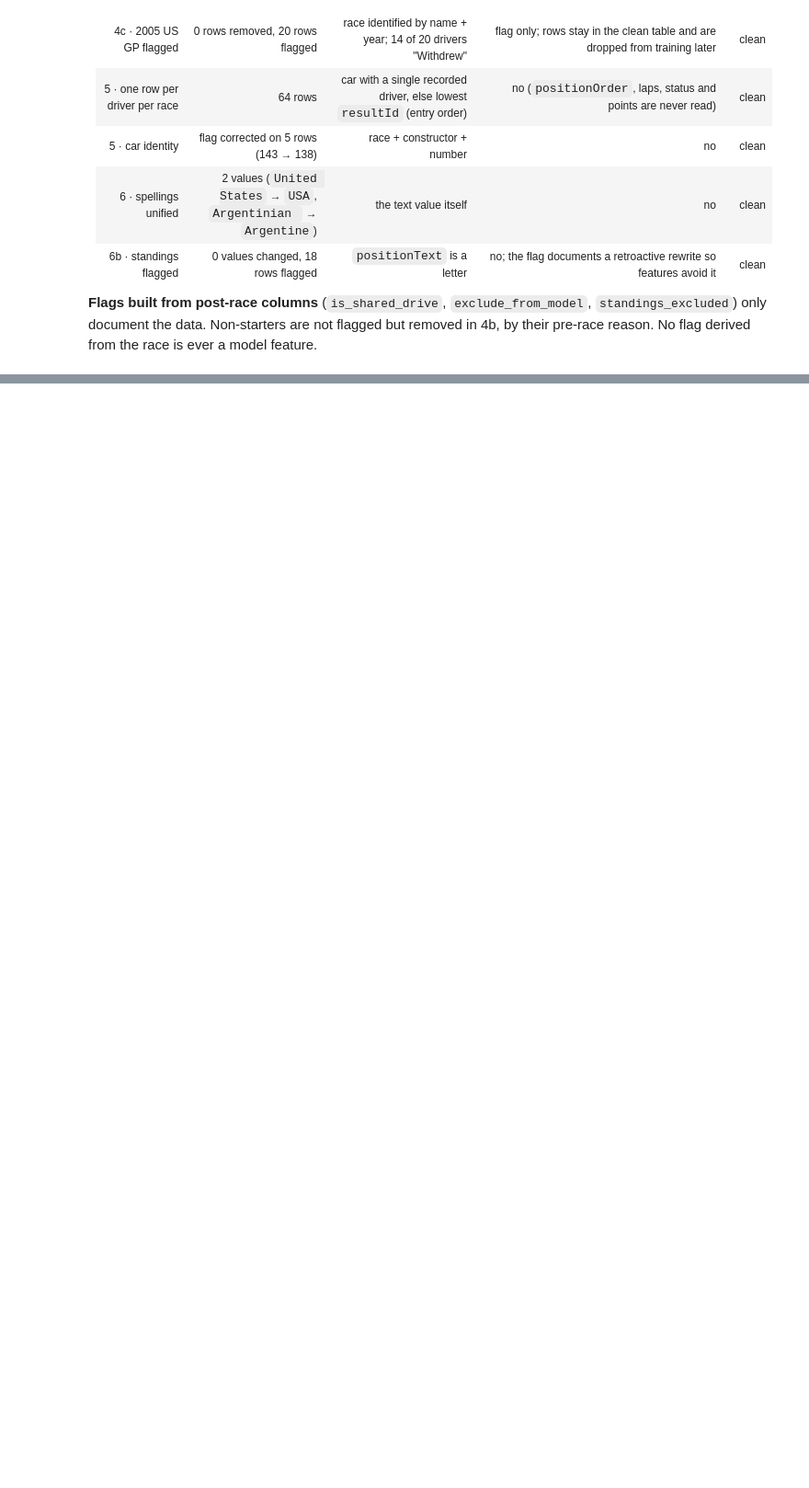
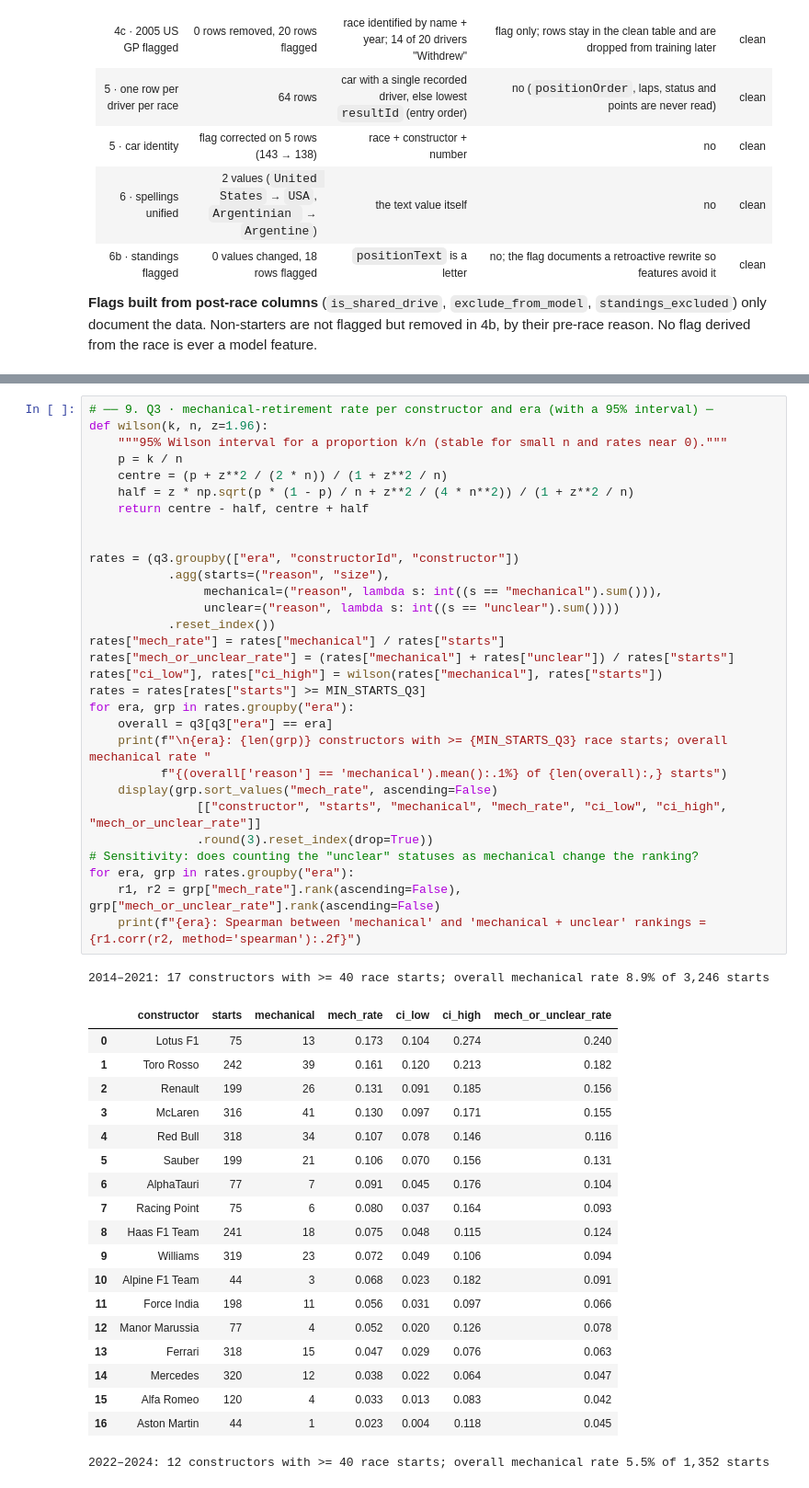
Before and after one commit to OmarOsama55/ACL_F1, a Jupyter notebook: notebooks/01_data_cleaning_audit.ipynb, the cells around one changed output, grey strips where cells are left out. Shown at 92% size. Drawn from its saved outputs; the diff is of its cells as text; blank space fills up the shorter version.

```diff
--- a/notebooks/01_data_cleaning_audit.ipynb
+++ b/notebooks/01_data_cleaning_audit.ipynb
@@ -2636,0 +3008,51 @@ Leakage in cleaning means a row being kept, dropped or changed because of the ra
+# %%
+# ── 9. Q3 · mechanical-retirement rate per constructor and era (with a 95% interval) ─
+def wilson(k, n, z=1.96):
+    """95% Wilson interval for a proportion k/n (stable for small n and rates near 0)."""
+    p = k / n
+    centre = (p + z**2 / (2 * n)) / (1 + z**2 / n)
+    half = z * np.sqrt(p * (1 - p) / n + z**2 / (4 * n**2)) / (1 + z**2 / n)
+    return centre - half, centre + half
+
+
+rates = (q3.groupby(["era", "constructorId", "constructor"])
+           .agg(starts=("reason", "size"),
+                mechanical=("reason", lambda s: int((s == "mechanical").sum())),
+                unclear=("reason", lambda s: int((s == "unclear").sum())))
+           .reset_index())
+rates["mech_rate"] = rates["mechanical"] / rates["starts"]
+rates["mech_or_unclear_rate"] = (rates["mechanical"] + rates["unclear"]) / rates["starts"]
+rates["ci_low"], rates["ci_high"] = wilson(rates["mechanical"], rates["starts"])
+rates = rates[rates["starts"] >= MIN_STARTS_Q3]
+for era, grp in rates.groupby("era"):
+    overall = q3[q3["era"] == era]
+    print(f"\n{era}: {len(grp)} constructors with >= {MIN_STARTS_Q3} race starts; overall mechanical rate "
+          f"{(overall['reason'] == 'mechanical').mean():.1%} of {len(overall):,} starts")
+    display(grp.sort_values("mech_rate", ascending=False)
+               [["constructor", "starts", "mechanical", "mech_rate", "ci_low", "ci_high", "mech_or_unclear_rate"]]
+               .round(3).reset_index(drop=True))
+# Sensitivity: does counting the "unclear" statuses as mechanical change the ranking?
+for era, grp in rates.groupby("era"):
+    r1, r2 = grp["mech_rate"].rank(ascending=False), grp["mech_or_unclear_rate"].rank(ascending=False)
+    print(f"{era}: Spearman between 'mechanical' and 'mechanical + unclear' rankings = {r1.corr(r2, method='spearman'):.2f}")
+# %% [output]
+2014–2021: 17 constructors with >= 40 race starts; overall mechanical rate 8.9% of 3,246 starts
+|  | constructor | starts | mechanical | mech_rate | ci_low | ci_high | mech_or_unclear_rate |
+| 0 | Lotus F1 | 75 | 13 | 0.173 | 0.104 | 0.274 | 0.240 |
+| 1 | Toro Rosso | 242 | 39 | 0.161 | 0.120 | 0.213 | 0.182 |
+| 2 | Renault | 199 | 26 | 0.131 | 0.091 | 0.185 | 0.156 |
+| 3 | McLaren | 316 | 41 | 0.130 | 0.097 | 0.171 | 0.155 |
+| 4 | Red Bull | 318 | 34 | 0.107 | 0.078 | 0.146 | 0.116 |
+| 5 | Sauber | 199 | 21 | 0.106 | 0.070 | 0.156 | 0.131 |
+| 6 | AlphaTauri | 77 | 7 | 0.091 | 0.045 | 0.176 | 0.104 |
+| 7 | Racing Point | 75 | 6 | 0.080 | 0.037 | 0.164 | 0.093 |
+| 8 | Haas F1 Team | 241 | 18 | 0.075 | 0.048 | 0.115 | 0.124 |
+| 9 | Williams | 319 | 23 | 0.072 | 0.049 | 0.106 | 0.094 |
+| 10 | Alpine F1 Team | 44 | 3 | 0.068 | 0.023 | 0.182 | 0.091 |
+| 11 | Force India | 198 | 11 | 0.056 | 0.031 | 0.097 | 0.066 |
+| 12 | Manor Marussia | 77 | 4 | 0.052 | 0.020 | 0.126 | 0.078 |
+| 13 | Ferrari | 318 | 15 | 0.047 | 0.029 | 0.076 | 0.063 |
+| 14 | Mercedes | 320 | 12 | 0.038 | 0.022 | 0.064 | 0.047 |
+| 15 | Alfa Romeo | 120 | 4 | 0.033 | 0.013 | 0.083 | 0.042 |
+| 16 | Aston Martin | 44 | 1 | 0.023 | 0.004 | 0.118 | 0.045 |
+2022–2024: 12 constructors with >= 40 race starts; overall mechanical rate 5.5% of 1,352 starts
```
Also changed, not shown: parts of 18 cells of this notebook.
